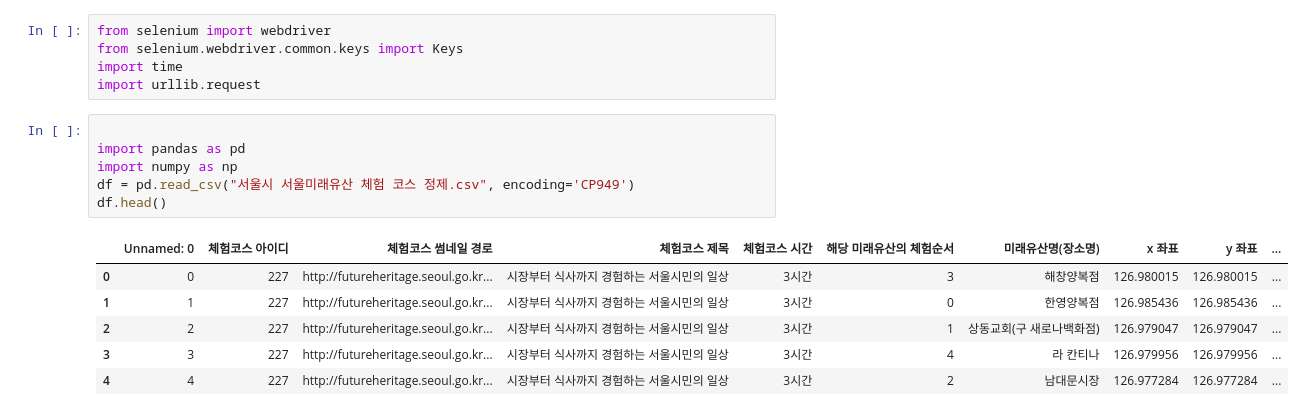
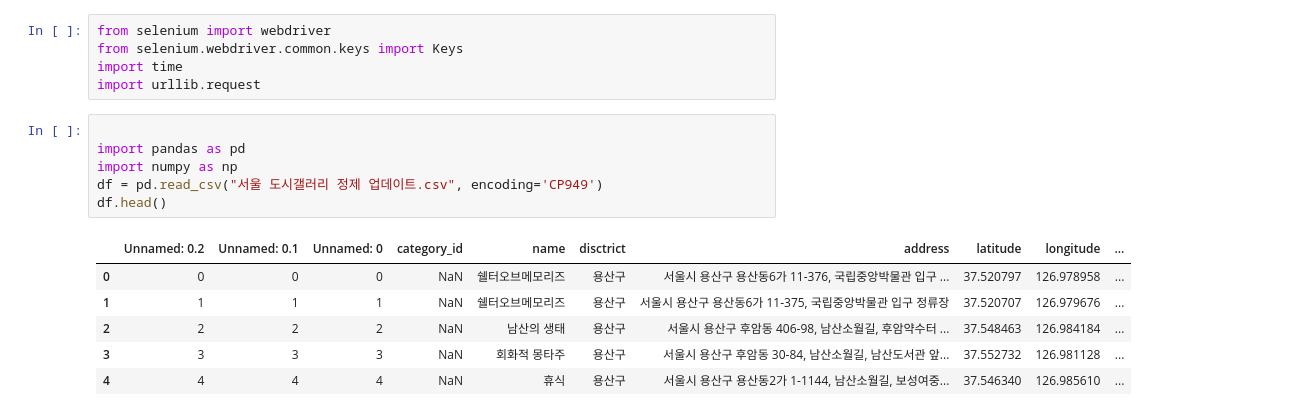
Before and after one commit to maryrichard1022/capstone2_data, a Jupyter notebook: 캡스톤2/data/이미지 크롤링.ipynb, the cells around one changed output. Cells and saved outputs as stored; diff of their text form.

```diff
--- a/캡스톤2/data/이미지 크롤링.ipynb
+++ b/캡스톤2/data/이미지 크롤링.ipynb
@@ -6,13 +6,13 @@ import urllib.request
 # %%
 
 import pandas as pd
 import numpy as np
-df = pd.read_csv("서울시 서울미래유산 체험 코스 정제.csv", encoding='CP949')
+df = pd.read_csv("서울 도시갤러리 정제 업데이트.csv", encoding='CP949')
 df.head()
 # %% [output]
-|  | Unnamed: 0 | 체험코스 아이디 | 체험코스 썸네일 경로 | 체험코스 제목 | 체험코스 시간 | 해당 미래유산의 체험순서 | 미래유산명(장소명) | x 좌표 | y 좌표 | ... |
-| 0 | 0 | 227 | http://futureheritage.seoul.go.kr... | 시장부터 식사까지 경험하는 서울시민의 일상 | 3시간 | 3 | 해창양복점 | 126.980015 | 126.980015 | ... |
-| 1 | 1 | 227 | http://futureheritage.seoul.go.kr... | 시장부터 식사까지 경험하는 서울시민의 일상 | 3시간 | 0 | 한영양복점 | 126.985436 | 126.985436 | ... |
-| 2 | 2 | 227 | http://futureheritage.seoul.go.kr... | 시장부터 식사까지 경험하는 서울시민의 일상 | 3시간 | 1 | 상동교회(구 새로나백화점) | 126.979047 | 126.979047 | ... |
-| 3 | 3 | 227 | http://futureheritage.seoul.go.kr... | 시장부터 식사까지 경험하는 서울시민의 일상 | 3시간 | 4 | 라 칸티나 | 126.979956 | 126.979956 | ... |
-| 4 | 4 | 227 | http://futureheritage.seoul.go.kr... | 시장부터 식사까지 경험하는 서울시민의 일상 | 3시간 | 2 | 남대문시장 | 126.977284 | 126.977284 | ... |
+|  | Unnamed: 0.2 | Unnamed: 0.1 | Unnamed: 0 | category_id | name | disctrict | address | latitude | longitude | ... |
+| 0 | 0 | 0 | 0 | NaN | 쉘터오브메모리즈 | 용산구 | 서울시 용산구 용산동6가 11-376, 국립중앙박물관 입구 ... | 37.520797 | 126.978958 | ... |
+| 1 | 1 | 1 | 1 | NaN | 쉘터오브메모리즈 | 용산구 | 서울시 용산구 용산동6가 11-375, 국립중앙박물관 입구 정류장 | 37.520707 | 126.979676 | ... |
+| 2 | 2 | 2 | 2 | NaN | 남산의 생태 | 용산구 | 서울시 용산구 후암동 406-98, 남산소월길, 후암약수터 ... | 37.548463 | 126.984184 | ... |
+| 3 | 3 | 3 | 3 | NaN | 회화적 몽타주 | 용산구 | 서울시 용산구 후암동 30-84, 남산소월길, 남산도서관 앞... | 37.552732 | 126.981128 | ... |
+| 4 | 4 | 4 | 4 | NaN | 휴식 | 용산구 | 서울시 용산구 용산동2가 1-1144, 남산소월길, 보성여중... | 37.546340 | 126.985610 | ... |
```
Also changed, not shown: parts of 10 cells of this notebook, 56 other files.
